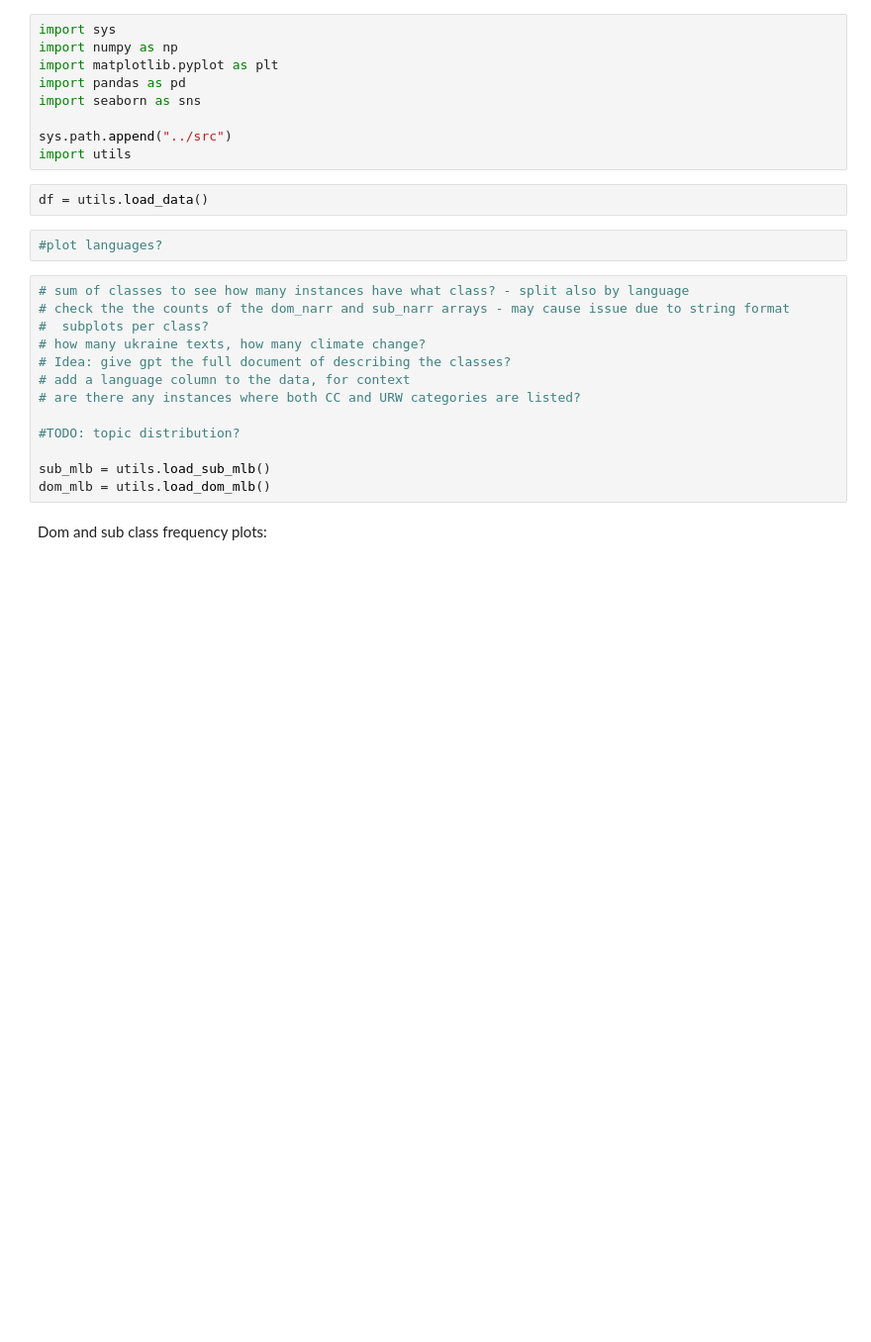
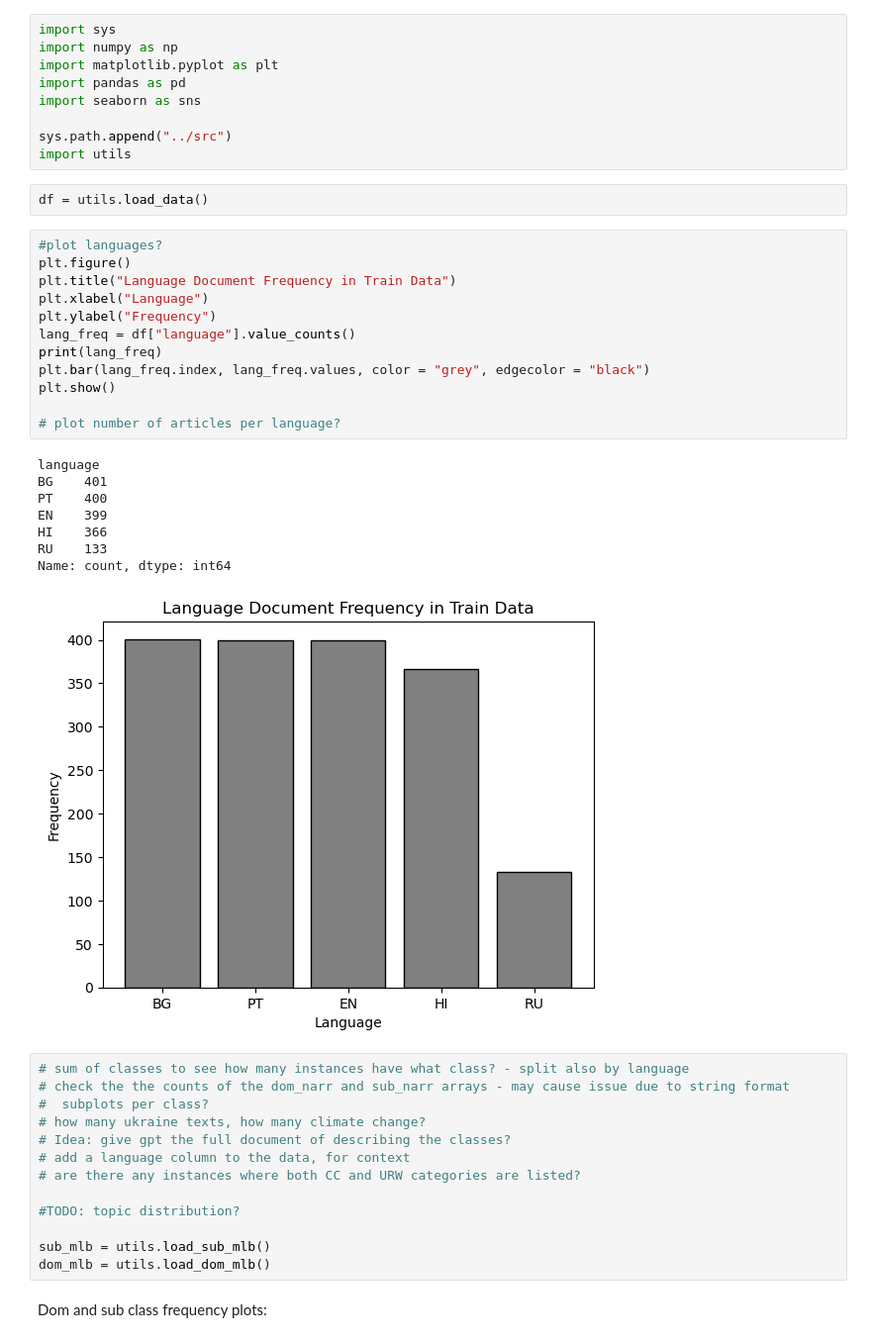
Before and after one commit to jsluijter02/SEMEVAL2025-task-10, a Jupyter notebook: notebooks/data_analysis.ipynb, the cells around one changed output. Shown at 99% size. Saved outputs shown, nothing was run; the diff lists cells and outputs as text; blank space fills up the shorter version.

Commit message:
new data and plots

```diff
--- a/notebooks/data_analysis.ipynb
+++ b/notebooks/data_analysis.ipynb
@@ -9,8 +9,27 @@ sys.path.append("../src")
 import utils
 # %%
 df = utils.load_data()
-# %%
-#plot languages?
+# %%
+#plot languages?
+plt.figure()
+plt.title("Language Document Frequency in Train Data")
+plt.xlabel("Language")
+plt.ylabel("Frequency")
+lang_freq = df["language"].value_counts()
+print(lang_freq)
+plt.bar(lang_freq.index, lang_freq.values, color = "grey", edgecolor = "black")
+plt.show()
+
+# plot number of articles per language?
+# %% [output]
+language
+BG    401
+PT    400
+EN    399
+HI    366
+RU    133
+Name: count, dtype: int64
+[figure, added]
 # %%
 # sum of classes to see how many instances have what class? - split also by language
 # check the the counts of the dom_narr and sub_narr arrays - may cause issue due to string format
```
Also changed, not shown: parts of 16 cells of this notebook, 5 other files.
